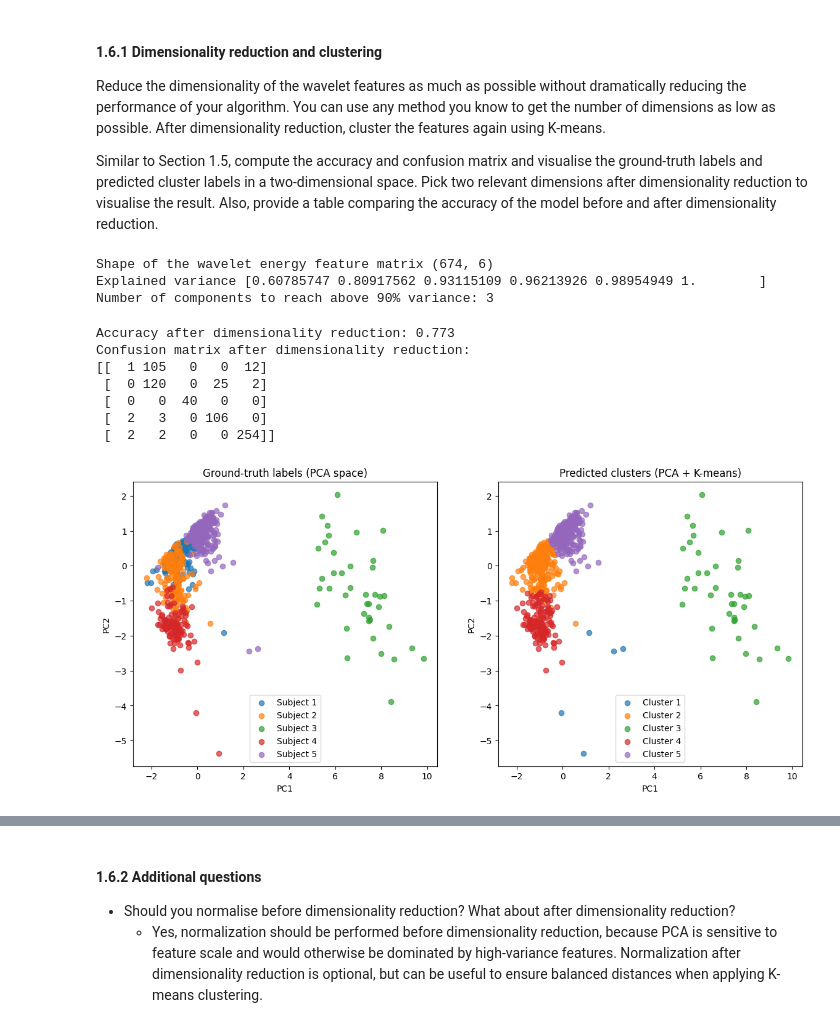
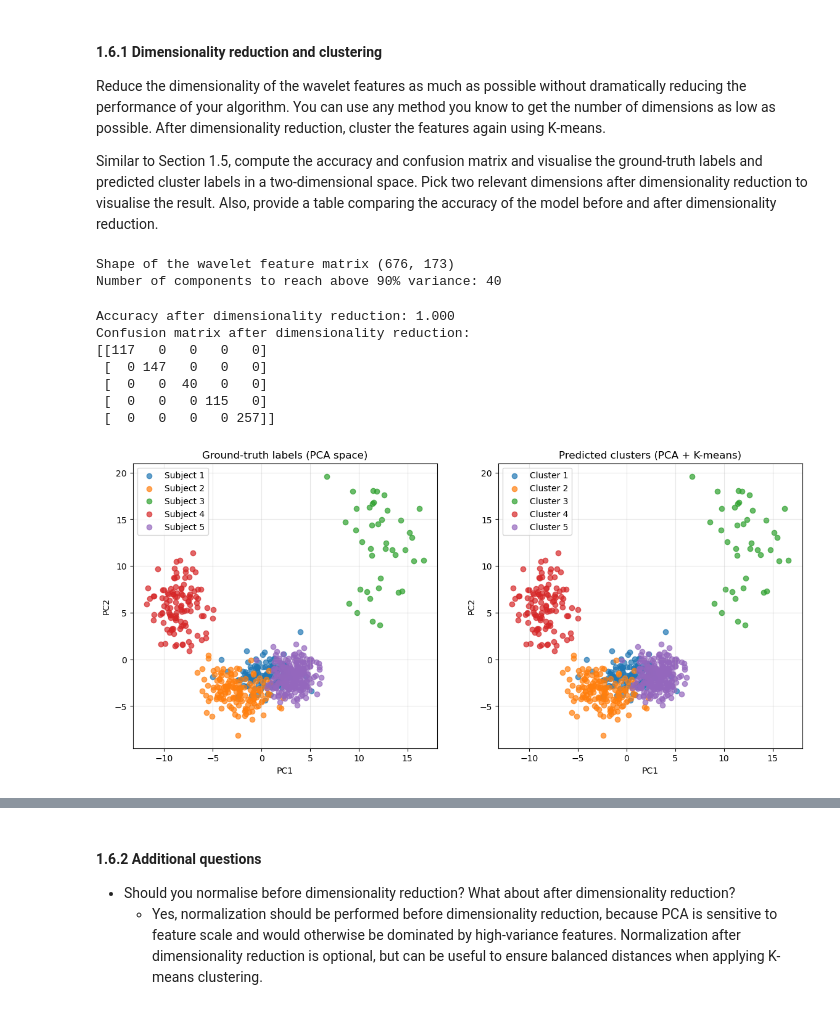
Before and after one commit to teodora-taleska/kuleuven-archive, a Jupyter notebook: Biomedical data processing/Project/Retake/Part 1/2025_project_part1.ipynb, the cells around one changed output, grey strips where cells are left out. Cells and saved outputs as stored; diff of their text form; code cells hidden in the pictures.

```diff
--- a/Biomedical data processing/Project/Retake/Part 1/2025_project_part1.ipynb
+++ b/Biomedical data processing/Project/Retake/Part 1/2025_project_part1.ipynb
@@ -536,0 +557,10 @@ sig_wi = wola_filt(ecg, Wf).flatten()
+# %%
+# Pass the ECG signal to wiener filter
+
+# RETAKE CHANGE: L=512 instead of 256 to get a better frequency resolution for the Wiener filter. The template is 0.7 s long, so L=512 = 2.56 s is more than enough to capture the full template and its side lobes in the frequency domain. And psd_mode="periodogram"
+L_WIENER = 512
+Wf, wt, L, Sd, Sn = wiener_filter(avg_pqrst, noise_cts, Li=L_WIENER, psd_mode="periodogram")
+sig_wi = wola_filt(ecg, Wf).flatten()
+
+print(f"Wiener filter length L = {L} samples = {L/fs:.2f} s, "
+      f"frequency resolution df = {fs/L:.3f} Hz")
@@ -699,7 +740,8 @@ Once the signal is segmented, compute the average ECG segment belonging to subje
 # segment the labels as well (take majority vote if multiple labels present for 1 segment)
 
 # we segment the last filtered signal
-signal_to_segment = sig_butter   # or sig_wi
+# RETAKE CHANGE: use sig_wi instead of sig_butter, since the Wiener filter is the main focus of this exercise and the Butterworth filter was only added as a backup
+signal_to_segment = sig_wi
 current_peaks = pan_tompkins(signal_to_segment, show=False)
 
 pre = int(0.3 * fs)
@@ -731,4 +773,5 @@ segmented_labels = np.asarray(segmented_labels)
 print(f"Total segmented ECG complexes: {len(segmented_ecg)}")
 print("Segment shape:", segmented_ecg.shape)
 print("Labels shape:", segmented_labels.shape)
+print(f"(for reference, the ground-truth label track implies ~{n_beats_est} heartbeats)")
 # %% [output]
@@ -1001,15 +1101,16 @@ Similar to Section 1.5, compute the accuracy and confusion matrix and visualise
 # %%
 # Consider whether normalization is necessary before dimensionality reduction
 
-X_full = [] # the full wavelet energy feature matrix
+# RETAKE CHANGE: use the full 173-value concatenated feature vector X_wav
+X_full = X_wav
 
-for coeffs in wavelet_features:
-    # coeffs = [cA5, cD5, cD4, cD3, cD2, cD1]
-    energies = [np.sum(coeff**2) for coeff in coeffs]
-    X_full.append(energies)
+# for coeffs in wavelet_features:
+#     # coeffs = [cA5, cD5, cD4, cD3, cD2, cD1]
+#     energies = [np.sum(coeff**2) for coeff in coeffs]
+#     X_full.append(energies)
 
-X_full  = np.array(X_full)
-print("Shape of the wavelet energy feature matrix", X_full.shape)
+
+print("Shape of the wavelet feature matrix", X_full.shape)
 y_true = segmented_labels
 
 scaler = StandardScaler() # normalization BEFORE dim. reduction
@@ -1022,24 +1123,23 @@ pca_full.fit(X_full_norm)
 
 explained_var = np.cumsum(pca_full.explained_variance_ratio_)
 n_components = np.argmax(explained_var >= 0.9) +1
-print("Explained variance", explained_var)
+# print("Explained variance", explained_var)
 print("Number of components to reach above 90% variance:", n_components)
-N = n_components # 2
+N = n_components
 
 # Reduce the dimensionality of the coefficients
 pca = PCA(n_components=N)
 X_PCA = pca.fit_transform(X_full_norm)
 
 # Consider whether normalization is necessary after* dimensionality reduction
-# not necessary
+# Not necessary: PCA already orders components by variance on standardized input, and re-normalizing here would artificially equalize components that are not equally informative
 # %% [output]
-Shape of the wavelet energy feature matrix (674, 6)
-Explained variance [0.60785747 0.80917562 0.93115109 0.96213926 0.98954949 1.        ]
-Number of components to reach above 90% variance: 3
+Shape of the wavelet feature matrix (676, 173)
+Number of components to reach above 90% variance: 40
 # %%
 # Perform K-means clustering
 # ...
-kmeans = KMeans(n_clusters=5, random_state=42, n_init="auto")
+kmeans = KMeans(n_clusters=5, random_state=RANDOM_SEED, n_init=10)
 y_pred_pca = kmeans.fit_predict(X_PCA)
 
 y_pred_pca_matched, acc_after = match_labels(y_true, y_pred_pca)
@@ -1047,40 +1147,42 @@ print(f"Accuracy after dimensionality reduction: {acc_after:.3f}")
 
 cm_pca = confusion_matrix(y_true, y_pred_pca_matched)
 print("Confusion matrix after dimensionality reduction:")
 print(cm_pca)
 
 # Visualize the ground-truth labels and predicted cluster labels
 # Consider carefully which dimensions after dimensionality reduction are
 # more relevant for this classification problem
 
 fig, axs = plt.subplots(1, 2, figsize=(14, 6))
 
 for cl in range(5):
     idx = y_true == (cl + 1)
     axs[0].scatter(X_PCA[idx, 0], X_PCA[idx, 1], label=f"Subject {cl+1}", alpha=0.7)
 axs[0].set_title("Ground-truth labels (PCA space)")
 axs[0].set_xlabel("PC1")
 axs[0].set_ylabel("PC2")
+axs[0].grid(alpha=0.3)
 axs[0].legend()
 
 for cl in range(5):
     idx = y_pred_pca_matched == (cl + 1)
     axs[1].scatter(X_PCA[idx, 0], X_PCA[idx, 1], label=f"Cluster {cl+1}", alpha=0.7)
 axs[1].set_title("Predicted clusters (PCA + K-means)")
 axs[1].set_xlabel("PC1")
 axs[1].set_ylabel("PC2")
+axs[1].grid(alpha=0.3)
 axs[1].legend()
-
+save_fig(fig, "p1_cm_after_dr")
 plt.show()
 # %% [output]
-Accuracy after dimensionality reduction: 0.773
+Accuracy after dimensionality reduction: 1.000
 Confusion matrix after dimensionality reduction:
-[[  1 105   0   0  12]
- [  0 120   0  25   2]
+[[117   0   0   0   0]
+ [  0 147   0   0   0]
  [  0   0  40   0   0]
- [  2   3   0 106   0]
- [  2   2   0   0 254]]
+ [  0   0   0 115   0]
+ [  0   0   0   0 257]]
-[figure, old version]
+[figure, new version]
 # %%
 # accuracy comparison table
 acc_before = acc
```
Also changed, not shown: parts of 32 cells of this notebook, 20 other files.
